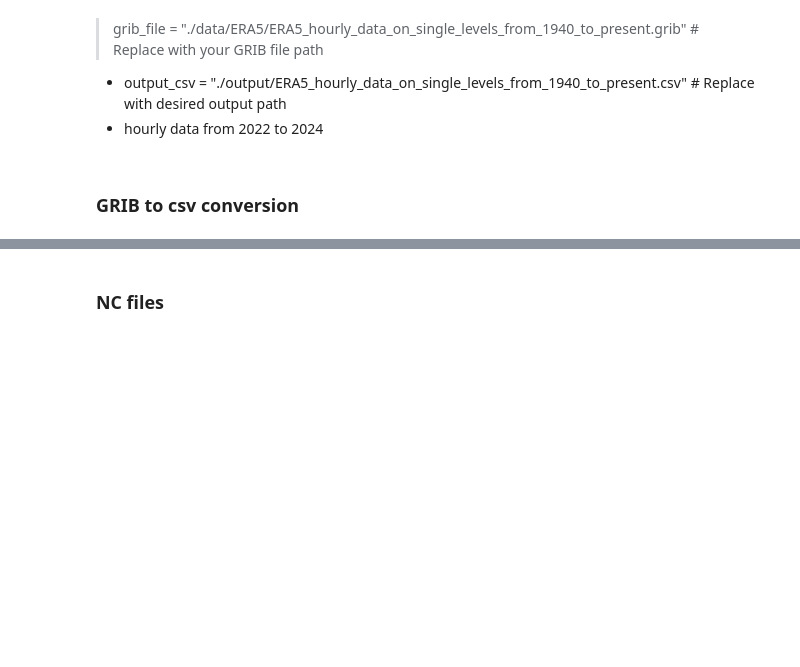
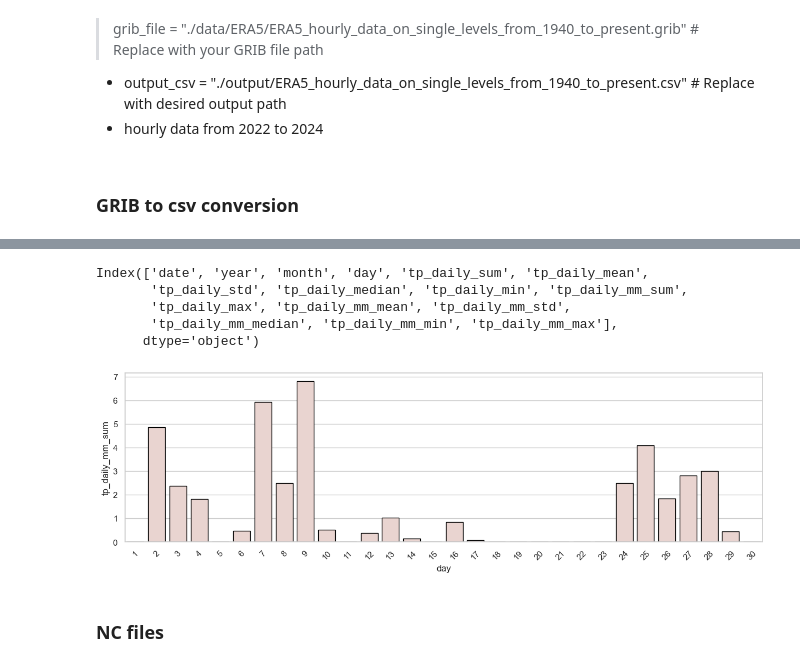
Before and after one commit to pacoraggio/London-Rainfall, a Jupyter notebook: ERA5_data_transformation.ipynb, the cells around one changed output, grey strips where cells are left out. Cells and saved outputs as stored; diff of their text form; code cells hidden in the pictures; blank space fills up the shorter version.

Commit message:
daily aggreagate function update

```diff
--- a/ERA5_data_transformation.ipynb
+++ b/ERA5_data_transformation.ipynb
@@ -444,0 +546,6 @@ df_combined.valid_time.max()
+# %%
+ffolder = './output/tp/london/'
+fname = 'london_tp_hourly_data.pkl'
+foutput = fname.split('_')
+output_fname = ffolder + foutput[0] + '_' + foutput[1] + '_' + 'daily_data.pkl'
+output_fname
@@ -444,0 +554,3 @@ df_combined.valid_time.max()
+# %%
+test_2 = pd.read_pickle(output_fname)
+test_2.head()
@@ -444,0 +564,33 @@ df_combined.valid_time.max()
+# %%
+test_2.columns
+# %% [output]
+Index(['date', 'year', 'month', 'day', 'tp_daily_sum', 'tp_daily_mean',
+       'tp_daily_std', 'tp_daily_median', 'tp_daily_min', 'tp_daily_mm_sum',
+       'tp_daily_max', 'tp_daily_mm_mean', 'tp_daily_mm_std',
+       'tp_daily_mm_median', 'tp_daily_mm_min', 'tp_daily_mm_max'],
+      dtype='object')
+# %%
+fig_size = (15,4)
+
+sns.set_theme(style="whitegrid")
+plt.figure(figsize=fig_size)
+
+year = 2019
+month = 'Apr'
+feature = 'tp_daily_mm_sum'
+
+df_test_y_m = test_2[(test_2['year'] == year) & (test_2['month'] == month)]
+
+ax = sns.barplot(
+    x='day',
+    y=feature,
+    hue='year',
+    data=df_test_y_m,
+    edgecolor='black',
+    errorbar=None,
+    legend=False,
+    );
+
+plt.xticks(rotation=45);
+# %% [output]
+[figure, added]
```
Also changed, not shown: parts of 43 cells of this notebook.
